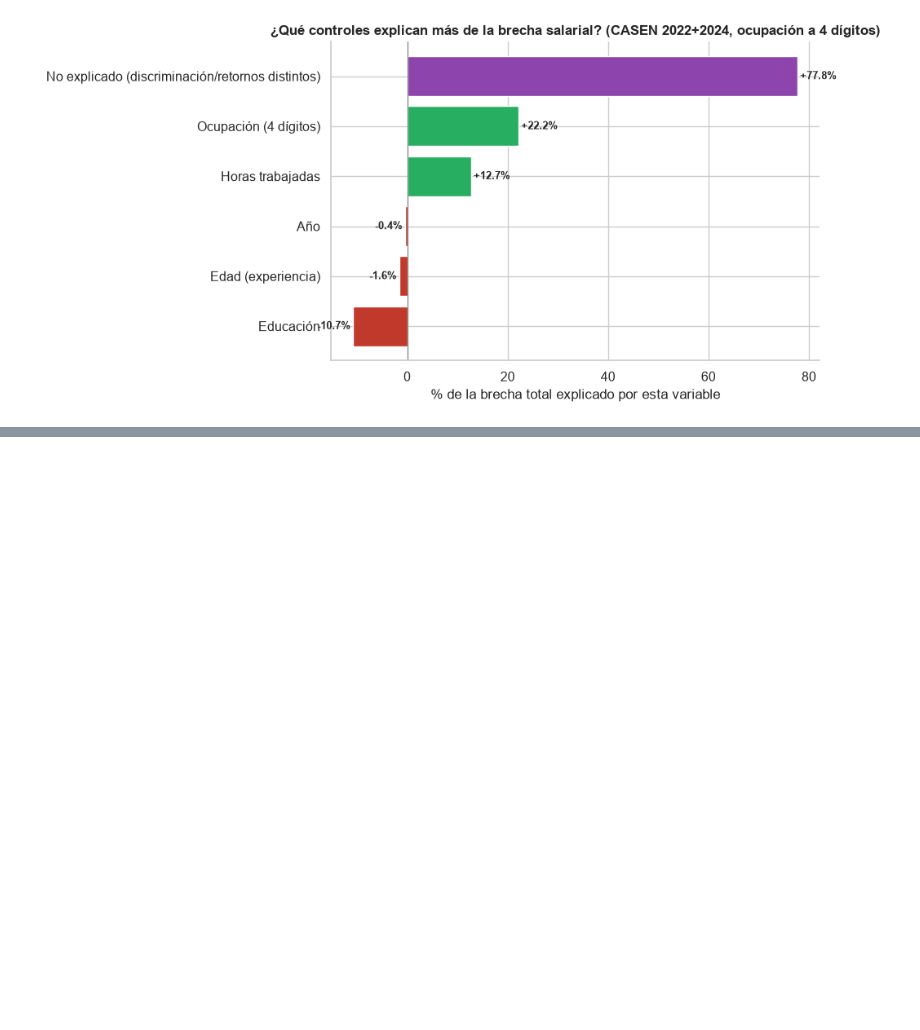
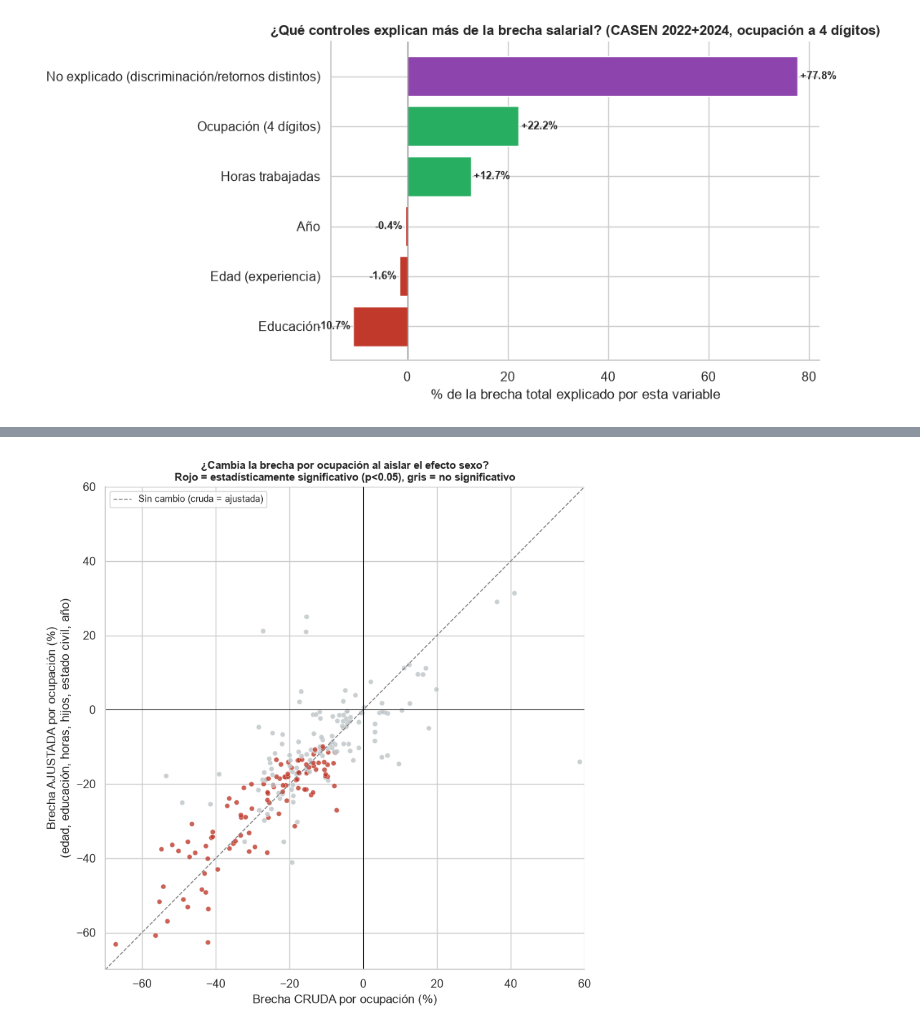
Before and after one commit to W00lscarf/brechas-salariales-genero-chile, a Jupyter notebook: notebooks/08_ocupacion_granular_casen.ipynb, the cells around one changed output, grey strips where cells are left out. Cells and saved outputs as stored; diff of their text form; code cells hidden in the pictures; blank space fills up the shorter version.

```diff
--- a/notebooks/08_ocupacion_granular_casen.ipynb
+++ b/notebooks/08_ocupacion_granular_casen.ipynb
@@ -316,0 +460,14 @@ Aun sumando todo lo que sí se explica, **77.8% de la brecha total queda sin exp
+# %%
+codigos_validos = set(df_ocup['oficio4_08'])
+muestra_ajustada = muestra_hijos[muestra_hijos['oficio4_08'].isin(codigos_validos)].copy()
+muestra_ajustada['oficio4_exacto'] = pd.Categorical(muestra_ajustada['oficio4_08'].astype(int).astype(str))
+
+formula_ajustada = (
+    'log_ingreso ~ mujer * C(oficio4_exacto) + edad + edad2 + C(nivel_grp) + o10 + '
+    'tiene_hijos + C(estado_civil_grp) + C(anio)'
+)
+modelo_ajustado = smf.wls(formula_ajustada, data=muestra_ajustada, weights=muestra_ajustada['expr']).fit(
+    cov_type='cluster', cov_kwds={'groups': muestra_ajustada['cluster_id']})
+
+print(f'Muestra: {len(muestra_ajustada):,} personas en {len(codigos_validos)} ocupaciones')
+print(f'Parámetros del modelo: {len(modelo_ajustado.params)}')
@@ -316,0 +542,20 @@ Aun sumando todo lo que sí se explica, **77.8% de la brecha total queda sin exp
+# %%
+fig, ax = plt.subplots(figsize=(8, 8))
+colores_sig = df_ajustado['significativo'].map({True: '#c0392b', False: '#bdc3c7'})
+ax.scatter(df_ajustado['brecha_cruda_pct'], df_ajustado['gap_ajustado_pct'],
+           c=colores_sig, s=25, alpha=0.8, edgecolor='white', linewidth=0.3)
+lims = [-70, 60]
+ax.plot(lims, lims, color='gray', linestyle='--', linewidth=1, label='Sin cambio (cruda = ajustada)')
+ax.axhline(0, color='black', linewidth=0.6)
+ax.axvline(0, color='black', linewidth=0.6)
+ax.set_xlim(lims); ax.set_ylim(lims)
+ax.set_xlabel('Brecha CRUDA por ocupación (%)')
+ax.set_ylabel('Brecha AJUSTADA por ocupación (%)\n(edad, educación, horas, hijos, estado civil, año)')
+ax.set_title('¿Cambia la brecha por ocupación al aislar el efecto sexo?\nRojo = estadísticamente significativo (p<0.05), gris = no significativo',
+             fontsize=11, fontweight='bold')
+ax.legend(loc='upper left', fontsize=9)
+sns.despine(); plt.tight_layout()
+plt.savefig('outputs/figures/ranking_ajustado_vs_crudo.png', dpi=150, bbox_inches='tight')
+plt.show()
+# %% [output]
+[figure, added]
```
Also changed, not shown: parts of 15 cells of this notebook, 7 other files.
